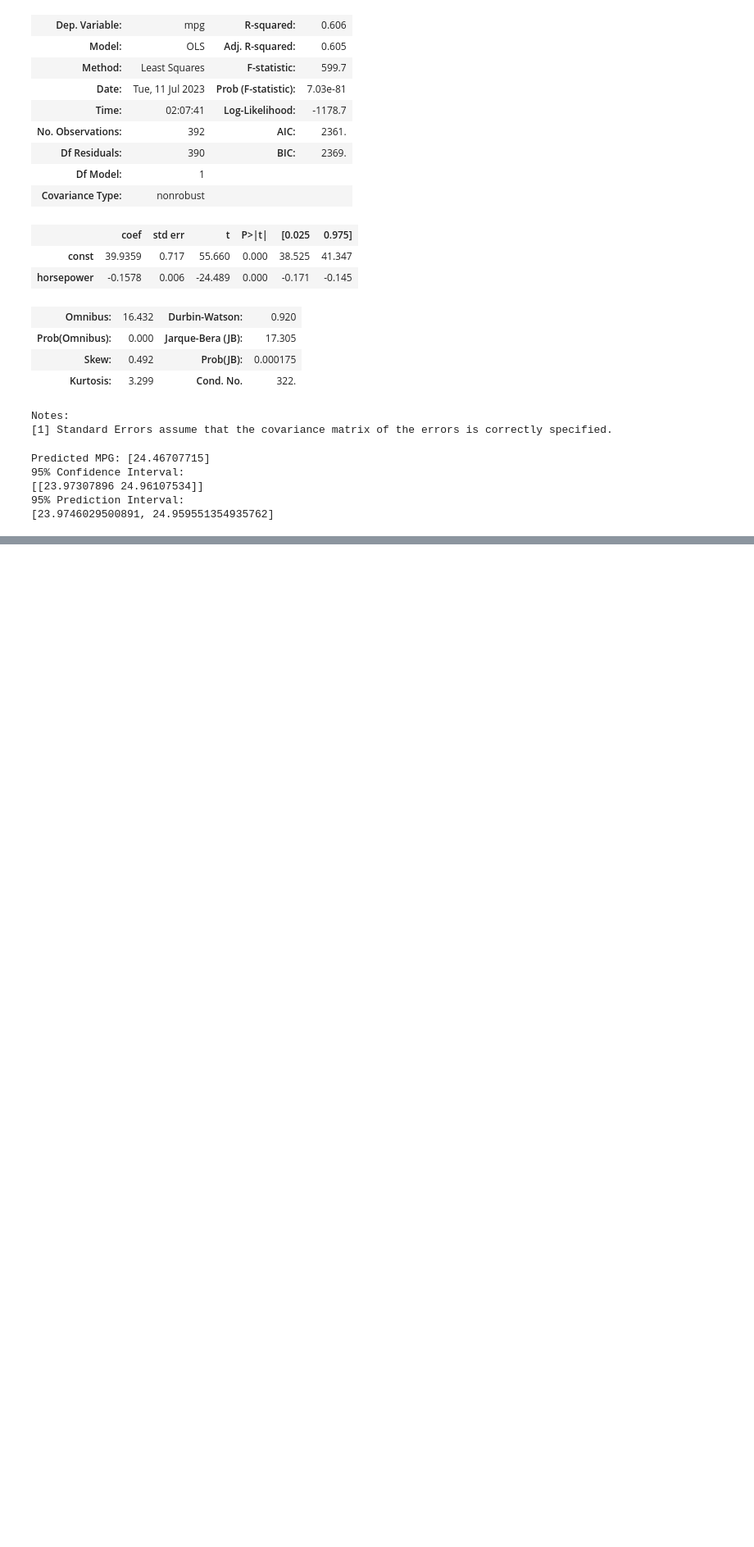
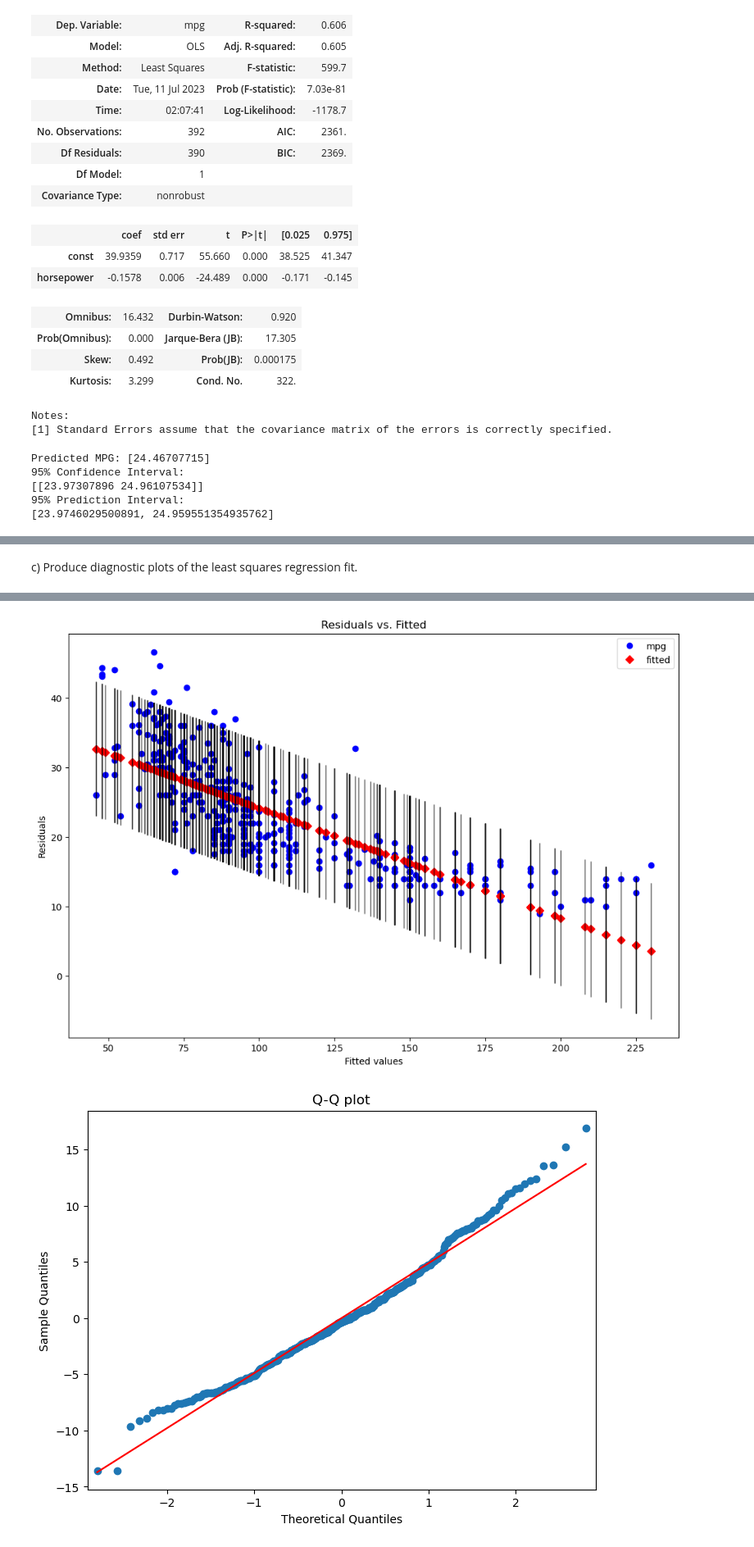
Before and after one commit to basilwong/Sharing_ISL_python, a Jupyter notebook: Chapter_3_applied_excercises.ipynb, the cells around one changed output, grey strips where cells are left out. Shown: that part at 82% size. Drawn from its saved outputs; the diff is of its cells as text; code cells hidden in the pictures; blank space fills up the shorter version.

```diff
--- a/Chapter_3_applied_excercises.ipynb
+++ b/Chapter_3_applied_excercises.ipynb
@@ -95,0 +114,38 @@ Predicted MPG: [24.46707715]
+# %% [markdown]
+c)  Produce diagnostic plots of the least squares regression fit.
+# %%
+import statsmodels.graphics.regressionplots as smg
+
+x = sm.add_constant(x)
+model = sm.OLS(y, x)
+results = model.fit()
+
+# Create diagnostic plots
+fig, ax = plt.subplots(figsize=(12, 8))
+
+# Residuals vs. Fitted plot
+smg.plot_fit(results, 1, ax=ax)
+ax.set_xlabel('Fitted values')
+ax.set_ylabel('Residuals')
+ax.set_title('Residuals vs. Fitted')
+
+# Q-Q plot
+fig, ax = plt.subplots(figsize=(8, 6))
+sm.qqplot(results.resid, line='s', ax=ax)
+ax.set_title('Q-Q plot')
+
+# Scale-Location plot
+fig, ax = plt.subplots(figsize=(12, 8))
+smg.plot_fit(results, 1, ax=ax)
+ax.set_xlabel('Fitted values')
+ax.set_ylabel('Sqrt(Standardized Residuals)')
+ax.set_title('Scale-Location plot')
+
+# Residuals vs. Leverage plot
+fig, ax = plt.subplots(figsize=(12, 8))
+smg.plot_leverage_resid2(results, ax=ax)
+ax.set_title('Residuals vs. Leverage')
+
+# Show the plots
+plt.show()
+# %% [output]
@@ -95,0 +153,2 @@ Predicted MPG: [24.46707715]
+[figure, added]
+[figure, added]
```
Also changed, not shown: parts of 4 cells of this notebook.
